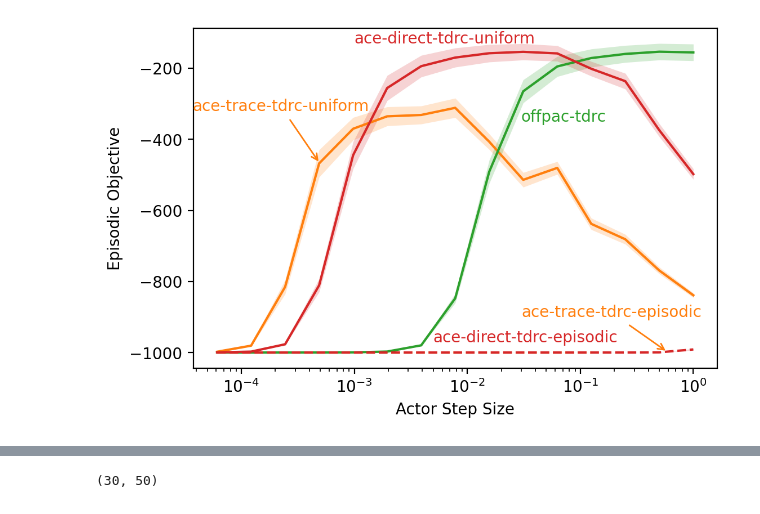
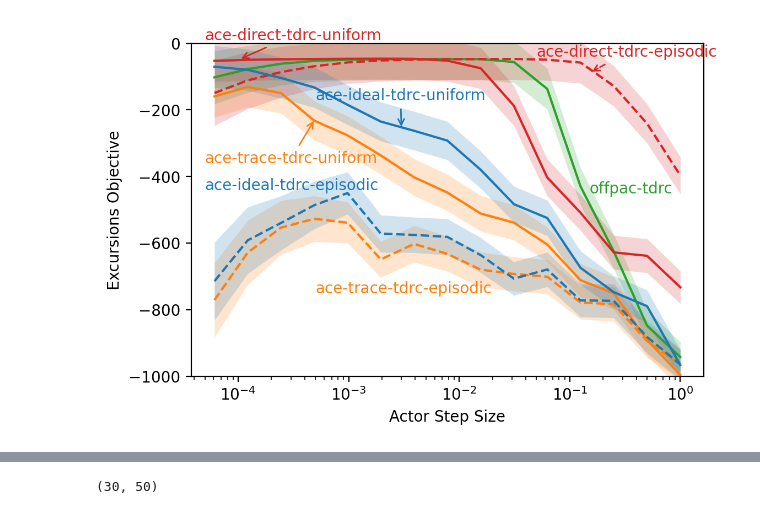
Before and after one commit to gravesec/actor-critic-with-emphatic-weightings, a Jupyter notebook: puddle-world.ipynb, the cells around one changed output, grey strips where cells are left out. Drawn from its saved outputs; the diff is of its cells as text; code cells hidden in the pictures.

```diff
--- a/puddle-world.ipynb
+++ b/puddle-world.ipynb
@@ -170,0 +453,15 @@ ace-direct-tdrc-uniform -153.9553399339934
+# %%
+# Comparison of best-performing parameter settings:
+fig, ax = plt.subplots()
+for alg in ['ace-trace-tdrc-uniform', 'ace-ideal-tdrc-uniform']:
+    traces_memmap = np.lib.format.open_memmap('/home/s/sutton/graves/scratch/actor-critic-with-emphatic-weightings/pw-final-excursions/'+alg+'2/sweep0/traces.npy', mode='r')
+    traces = traces_memmap[10]['traces']
+    mean_traces = np.mean(traces, axis=0)
+    print(alg, np.mean(mean_traces), np.std(mean_traces), traces_memmap[10]['parameters'])
+    ax.plot(mean_traces, label='Emphatic trace' if 'trace' in alg else 'Ideal trace')
+ax.set_xlabel('Timesteps')
+ax.set_ylabel('Magnitude')
+ax.set_ylim(0,1000)
+ax.set_title('Magnitude of Emphatic Traces\n in Puddle World')
+plt.legend()
+plt.show()
@@ -171,45 +472,56 @@ ace-direct-tdrc-uniform -153.9553399339934
 # %%
 fig, ax = plt.subplots()
 for alg in tdrc_algs:
-    results = load_results(alg)
-    means, lower, upper = combine_results(results['results'])
-    _, num_runs, _, _ = results['results'].shape
+    performance = np.lib.format.open_memmap('/home/s/sutton/graves/scratch/actor-critic-with-emphatic-weightings/pw-final-excursions/'+alg+'/sweep0/performance.npy', mode='r')
+#     if 'ace-trace-tdrc-uniform' in alg:
+#         performance = np.lib.format.open_memmap('/home/s/sutton/graves/scratch/actor-critic-with-emphatic-weightings/pw-final-excursions/ace-trace-tdrc-uniform2/test/performance.npy', mode='r')
+
+    results = performance['results_excursions']
+    means, lower, upper = combine_results(results)
+    _, num_runs, _, _ = results.shape
     mean_return = np.mean(means, axis=1)
     sem_return = st.sem(means, axis=1)
     lower, upper = st.t.interval(0.95, num_runs-1, loc=mean_return, scale=sem_return)
-
     best_config = np.nanargmax(mean_return)
 
-    parameters = results['parameters']
+    parameters = performance['parameters']
     mask = (parameters['alpha_w'] == parameters[best_config]['alpha_w']) & \
             (parameters['alpha_v'] == parameters[best_config]['alpha_v']) & \
             (parameters['lambda'] == parameters[best_config]['lambda'])
     sorted_indices = np.argsort(parameters[mask]['alpha_a'])
 
     x = parameters[mask]['alpha_a'][sorted_indices]
     y = mean_return[mask][sorted_indices]
+
+    linestyle = '--' if 'episodic' in alg else '-'
     if 'direct' in alg:
         color = 'tab:red'
         if 'uniform' in alg:
-            ax.annotate(alg, xy=(10**-3, -130), color=color)
+            ax.annotate(alg, color=color, xy=(.0001, -50), xytext=(.00005, 10), arrowprops=dict(arrowstyle="->", color=color))
         elif 'episodic' in alg:
-            ax.annotate(alg, xy=(.005, -970), color=color)
-    elif 'ace' in alg:
+            ax.annotate(alg, color=color, xy=(.15, -90), xytext=(.05, -40), arrowprops=dict(arrowstyle="->", color=color, linestyle=linestyle))
+    elif 'trace' in alg:
         color = 'tab:orange'
         if 'uniform' in alg:
-            ax.annotate(alg, color=color, xy=(.0005, -470), xytext=(.000037, -320), arrowprops=dict(arrowstyle="->", color=color))
+            ax.annotate(alg, color=color, xy=(.0005, -225), xytext=(.00005, -360), arrowprops=dict(arrowstyle="->", color=color, linestyle=linestyle))
         elif 'episodic' in alg:
-            ax.annotate(alg, xy=(.6, -1000), xytext=(.03, -900), color=color, arrowprops=dict(arrowstyle="->", color=color))
+            ax.annotate(alg, color=color, xy=(.0005, -750))
     elif 'offpac' in alg:
         color = 'tab:green'
-        ax.annotate(alg, xy=(.03, -350), color=color)
-    linestyle = '--' if 'episodic' in alg else '-'
+        ax.annotate(alg, color=color, xy=(.15, -450))
+    elif 'ideal' in alg:
+        color = 'tab:blue'
+        if 'uniform' in alg:
+            ax.annotate(alg, color=color, xy=(.003, -260), xytext=(.0005, -170), arrowprops=dict(arrowstyle="->", color=color, linestyle=linestyle))
+        elif 'episodic' in alg:
+            ax.annotate(alg, color=color, xy=(.00005, -440))
     lines = ax.plot(x, y, label=alg, linestyle=linestyle, color=color)
     ax.fill_between(x, lower[mask][sorted_indices], upper[mask][sorted_indices], alpha=0.2, facecolor=lines[0]._color, edgecolor=lines[0]._color, linewidth=0)
 
 ax.set_xlabel('Actor Step Size')
-ax.set_ylabel('Episodic Objective')
+ax.set_ylabel('Excursions Objective')
 ax.set_xscale('log')
-plt.savefig('mc_epi_tdrc_sens.png', bbox_inches="tight")
+ax.set_ylim(-1000,0)
+plt.savefig('pw_exc_tdrc_sens.png', bbox_inches="tight")
 # %% [output]
-[figure, old version]
+[figure, new version]
```
Also changed, not shown: parts of 24 cells of this notebook, 2 other files.
